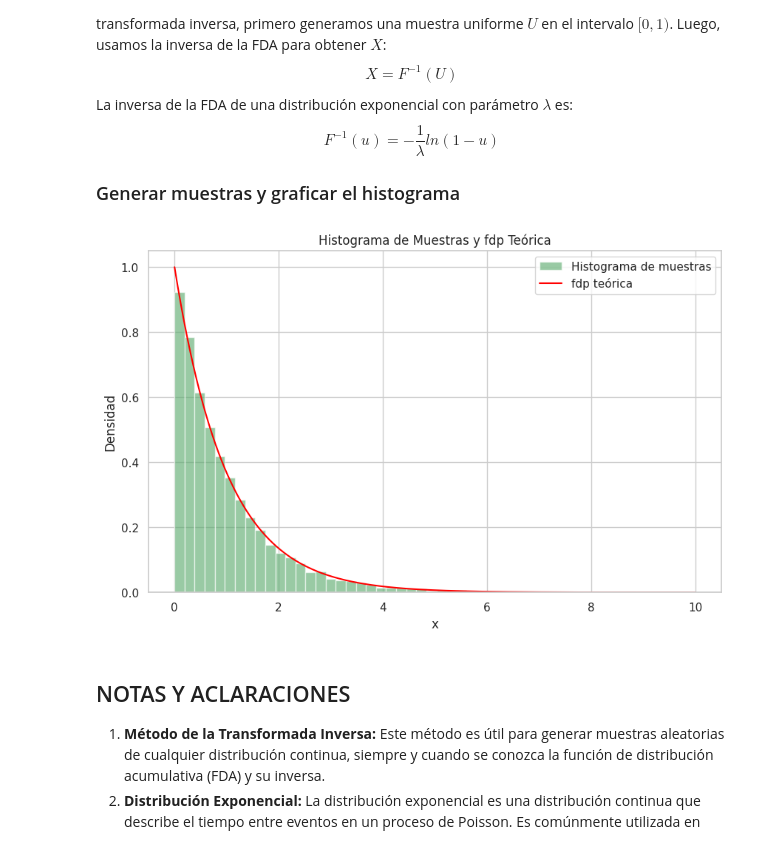
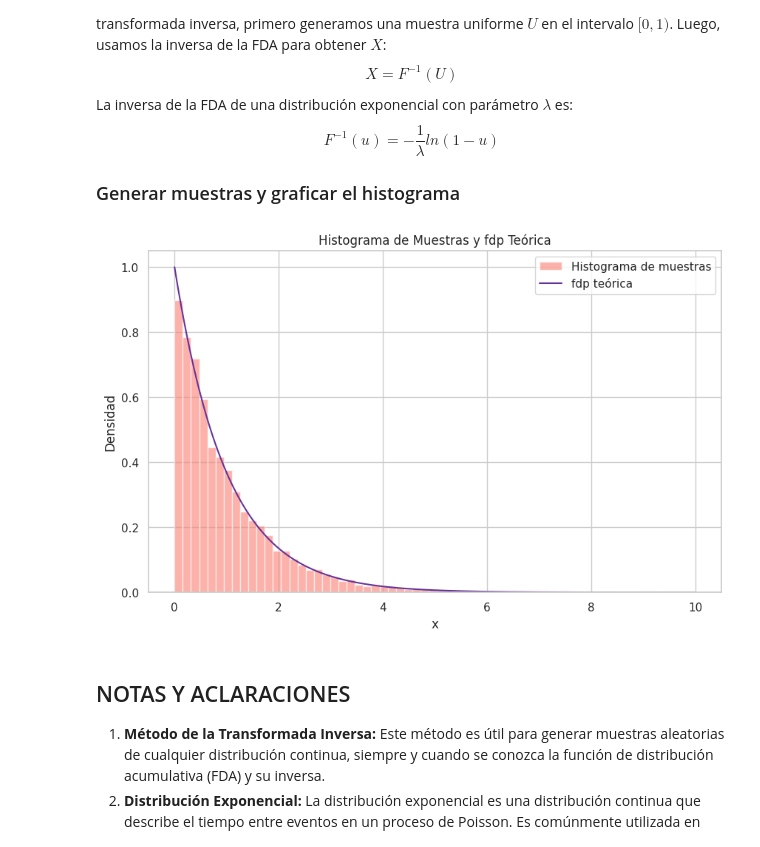
Before and after one commit to FernandoElizarraras7/SIMULACION-I, a Jupyter notebook: TRANSFORMADA_INVERSA.ipynb, the cells around one changed output. Cells and saved outputs as stored; diff of their text form; code cells hidden in the pictures.

```diff
--- a/TRANSFORMADA_INVERSA.ipynb
+++ b/TRANSFORMADA_INVERSA.ipynb
@@ -71,29 +71,29 @@ $$F^{-1}(u)=-\frac{1}{λ}ln(1-u)$$
 # %%
 def inversa_fda_exponencial(u, lam):
     return -np.log(1 - u) / lam
 # Número de muestras
 num_samples = 10000
 
 # Generar muestras uniformes
 u_samples = np.random.uniform(0, 1, num_samples)
 
 # Transformar las muestras usando la inversa de la FDA
 x_samples = inversa_fda_exponencial(u_samples, lam)
 
 # Graficar el histograma de las muestras
 plt.figure(figsize=(10, 6))
-plt.hist(x_samples, bins=50, density=True, alpha=0.6, color='g', label='Histograma de muestras')
+plt.hist(x_samples, bins=50, density=True, alpha=0.6, color='salmon', label='Histograma de muestras')
 
 # Graficar la fdp teórica
-plt.plot(x, y, label='fdp teórica', color='red')
+plt.plot(x, y, label='fdp teórica', color='rebeccapurple')
 plt.title('Histograma de Muestras y fdp Teórica')
 plt.xlabel('x')
 plt.ylabel('Densidad')
 plt.legend()
 plt.grid(True)
 plt.show()
 # %% [output]
-[figure, old version]
+[figure, new version]
 # %% [markdown]
 ## NOTAS Y ACLARACIONES
 
```
Also changed, not shown: parts of 1 cell of this notebook.
